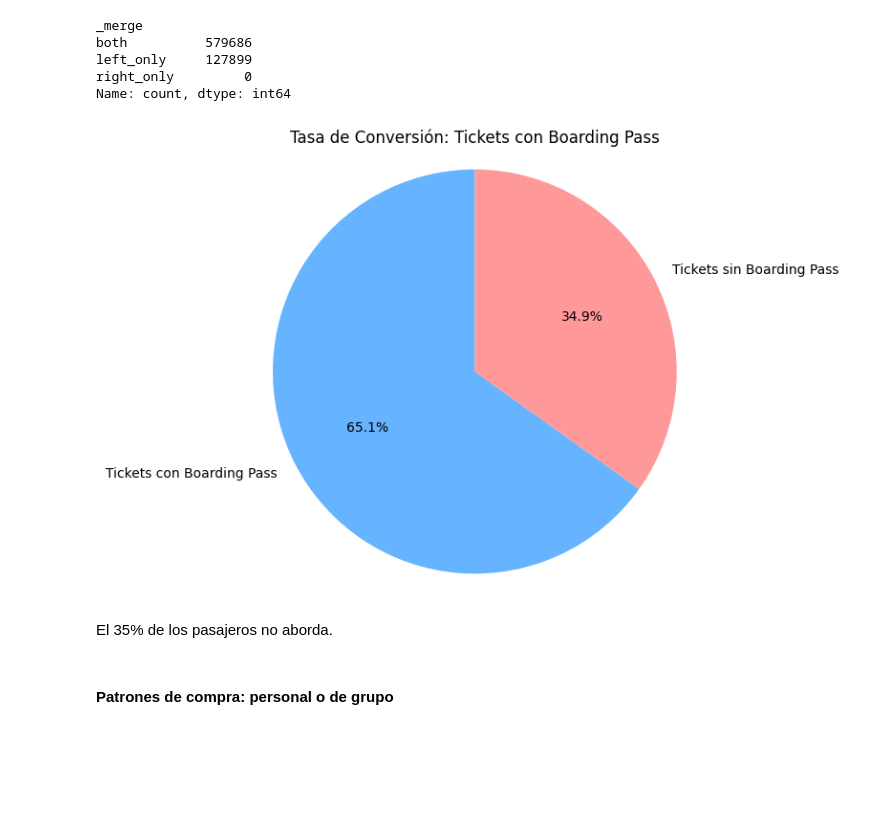
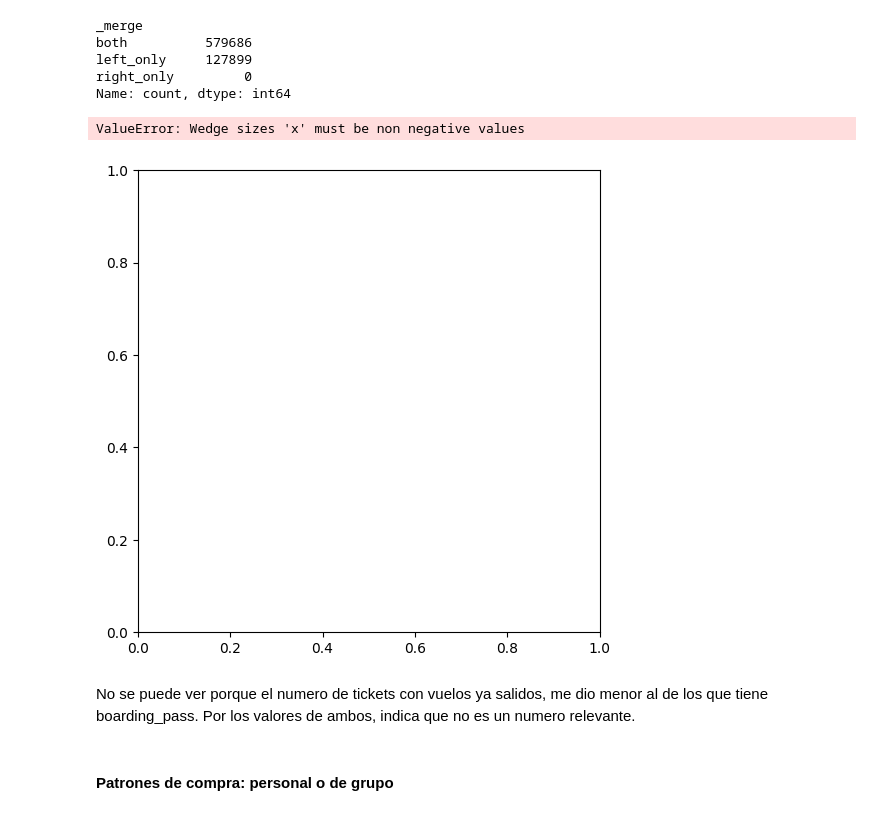
Before and after one commit to SORTEGA11/ProyectoFinalAerolineas, a Jupyter notebook: EDA/Clientes.ipynb, the cells around one changed output. Saved outputs shown, nothing was run; the diff lists cells and outputs as text; code cells hidden in the pictures; blank space fills up the shorter version.

```diff
--- a/EDA/Clientes.ipynb
+++ b/EDA/Clientes.ipynb
@@ -306,0 +312,11 @@ print(tickets_unicos)
+# %%
+## tomar solo tickets con vuelos que tenga actual_departure
+
+tickets_con_departure = pd.merge(df_tickets_flights, df_flights, on=['flight_id'], how='left')
+print(tickets_con_departure)
+
+tickets_departed=tickets_con_departure[tickets_con_departure['actual_departure']!=r'\N']
+print(tickets_departed)
+
+tickets_unicos_departed= tickets_departed['ticket_no'].nunique()
+print(tickets_unicos_departed)
@@ -316,18 +375,19 @@ right_only         0
 Name: count, dtype: int64
 # %%
 labels = ['Tickets con Boarding Pass', 'Tickets sin Boarding Pass']
-sizes = [tickets_boarded, tickets_unicos - tickets_boarded]
+sizes = [tickets_boarded, tickets_unicos_departed - tickets_boarded]
 
 # Graficar la tasa de conversión como gráfico de torta
 plt.figure(figsize=(6,6))
 plt.pie(sizes, labels=labels, autopct='%1.1f%%', startangle=90, colors=['#66b3ff','#ff9999'])
 plt.title('Tasa de Conversión: Tickets con Boarding Pass')
 plt.axis('equal')  # Para que el gráfico sea circular
 plt.show()
 # %% [output]
+ValueError: Wedge sizes 'x' must be non negative values
-[figure, old version]
+[figure, new version]
-# %% [markdown]
-El 35% de los pasajeros no aborda.
+# %% [markdown]
+No se puede ver porque el numero de tickets con vuelos ya salidos, me dio menor al de los que tiene boarding_pass. Por los valores de ambos, indica que no es un numero relevante.
 # %% [markdown]
 #### Patrones de compra: personal o de grupo
 # %%
```
Also changed, not shown: parts of 7 cells of this notebook, 5 other files.
